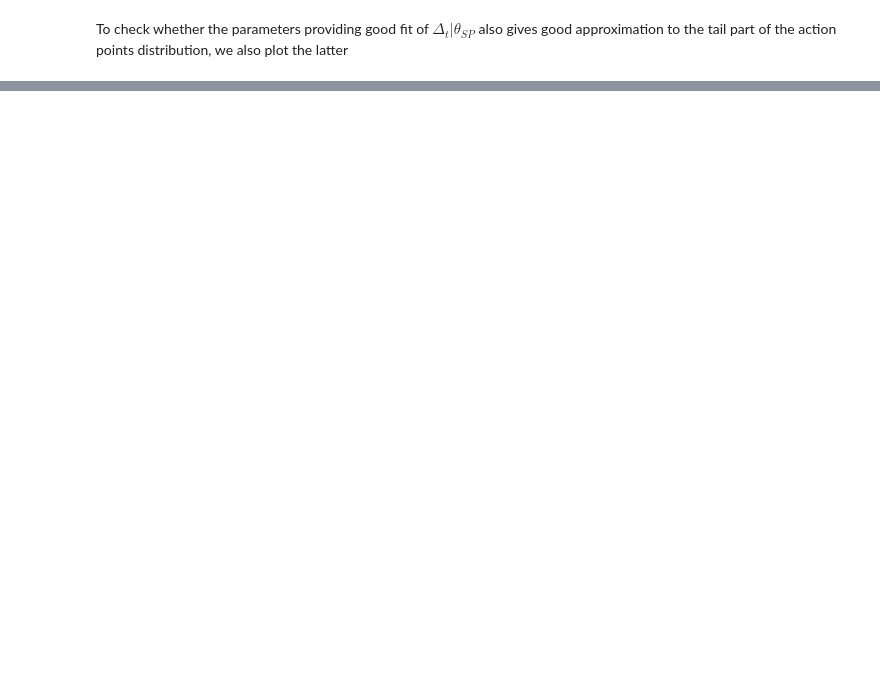
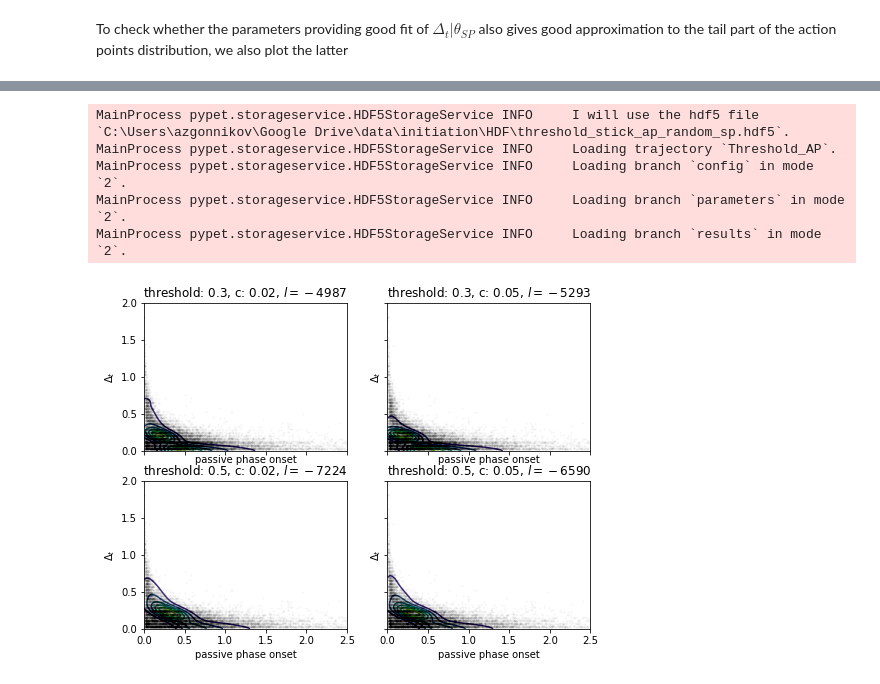
Before and after one commit to cherepaha/initiation, a Jupyter notebook: ddm_stick.ipynb, the cells around one changed output, grey strips where cells are left out. Drawn from its saved outputs; the diff is of its cells as text; code cells hidden in the pictures; blank space fills up the shorter version.

```diff
--- a/ddm_stick.ipynb
+++ b/ddm_stick.ipynb
@@ -249,7 +249,7 @@ MainProcess pypet.environment.Environment INFO     All runs of trajectory `DDM_A
 # Fitting based on joint starting point and $\Delta_t$ distribution
 # %%
 def plot_pdf(x, ax=None, ls='-'):
-    hist, bins = np.histogram(x, bins=30, normed=True)
+    hist, bins = np.histogram(x, bins=30, density=True)
     # only plot bins with 5 or more data points
     hist[hist<5/len(x)] = np.nan
     ax.plot((bins[1:] + bins[:-1])/2, hist, ls=ls, alpha=0.5, color='k')
@@ -326,7 +329,7 @@ for i in np.arange(1, 11):
 # %%
-def plot_explore(filename, exp_data, grid, kind='2d'):
-    traj = Trajectory('DDM_stick')
-    traj.f_load(filename=filename, index=-1, load_parameters=2, load_results=2)
+def plot_explore(filename, exp_data, grid, kind='2d', traj_name='DDM_stick'):
+    traj = Trajectory(traj_name)
+    traj.f_load(filename=filename, index=-1, load_parameters=2, load_results=2, force=True)
 
     fig, axes = plt.subplots(grid, grid, figsize=(4*(grid),3*(grid)), sharex=True, sharey=True)
 
@@ -369,0 +518,10 @@ Text(-0.02,0.75,'pdf')
+# %%
+fig = plot_explore(os.path.join(hdf_path, 'threshold_stick_ap_random_sp.hdf5'), exp_data, 2,
+                   kind='2d', traj_name='Threshold_AP')
+# %% [output]
+MainProcess pypet.storageservice.HDF5StorageService INFO     I will use the hdf5 file `C:\Users\azgonnikov\Google Drive\data\initiation\HDF\threshold_stick_ap_random_sp.hdf5`.
+MainProcess pypet.storageservice.HDF5StorageService INFO     Loading trajectory `Threshold_AP`.
+MainProcess pypet.storageservice.HDF5StorageService INFO     Loading branch `config` in mode `2`.
+MainProcess pypet.storageservice.HDF5StorageService INFO     Loading branch `parameters` in mode `2`.
+MainProcess pypet.storageservice.HDF5StorageService INFO     Loading branch `results` in mode `2`.
+[figure, added]
```
Also changed, not shown: parts of 15 cells of this notebook, 5 other files.
